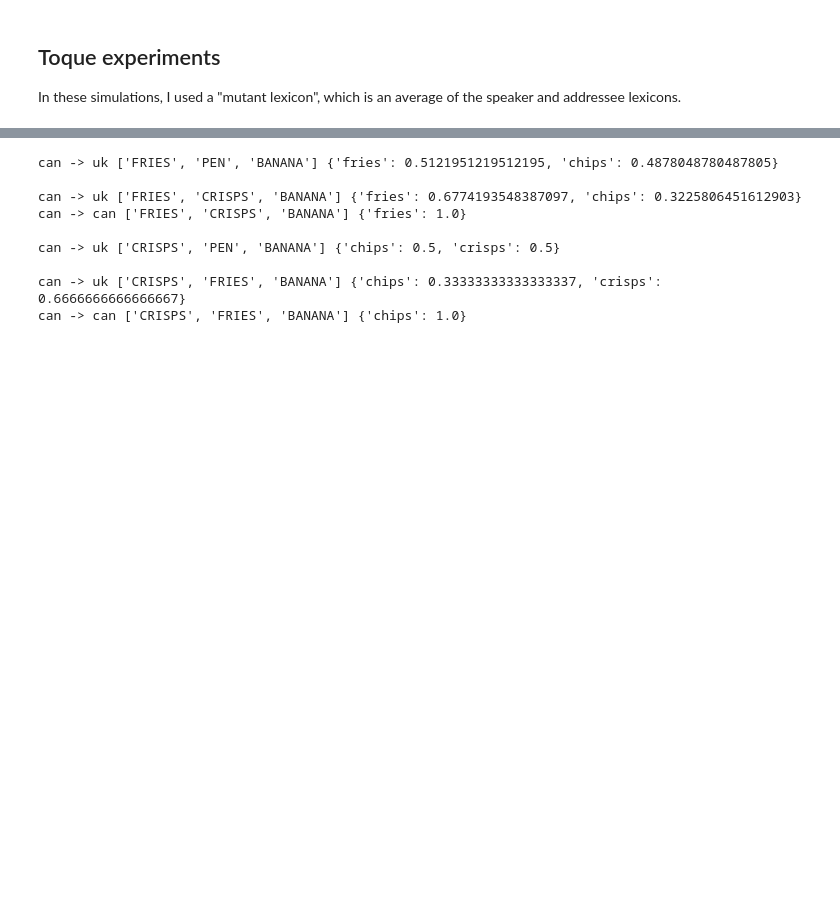
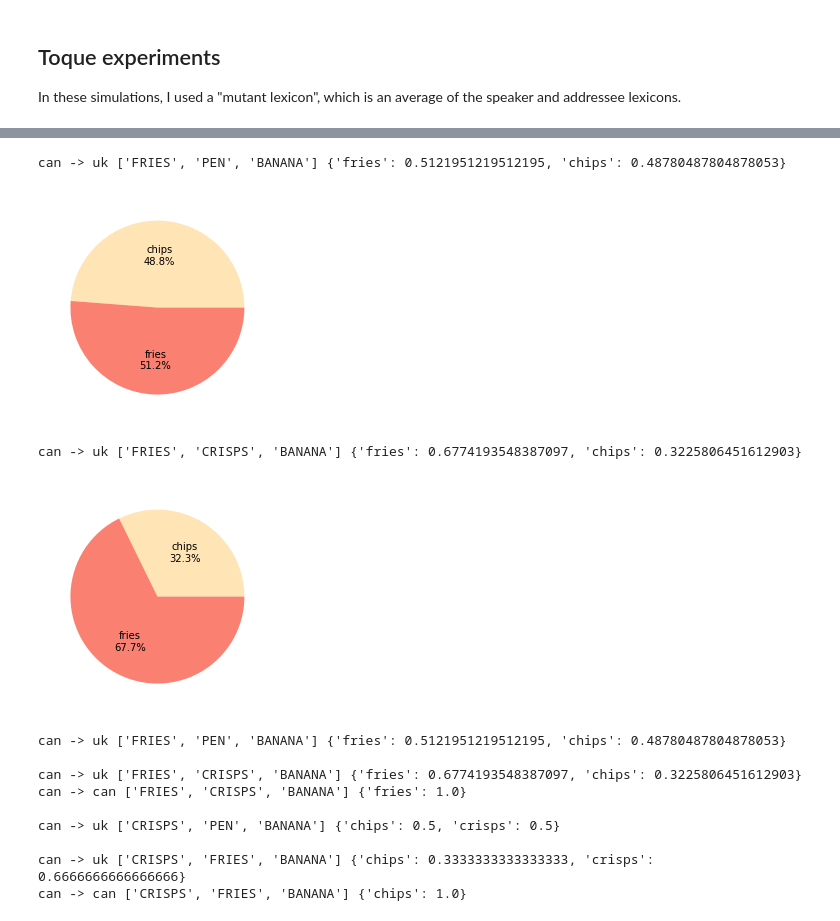
Before and after one commit to annak-k/vocabulary-mismatch-model, a Jupyter notebook: toque_experiments_new.ipynb, the cells around one changed output, grey strips where cells are left out. Drawn from its saved outputs; the diff is of its cells as text; code cells hidden in the pictures; blank space fills up the shorter version.

```diff
--- a/toque_experiments_new.ipynb
+++ b/toque_experiments_new.ipynb
@@ -27,27 +39,41 @@ can -> can ['SODAPOP', 'LAMP', 'PEN'] {'soda': 0.09090909090909091, 'pop': 0.909
 # %%
 # Ambiguity case -- based simply on literal listener
 
 context_no_ambiguity = ["FRIES", "PEN", "BANANA"]
 context_no_ambiguity2 = ["CRISPS", "PEN", "BANANA"]
 context_ambiguity = ["FRIES", "CRISPS", "BANANA"]
 context_ambiguity2 = ["CRISPS", "FRIES", "BANANA"]
 
+
+no_ambiguity_result = can_agent.produce_matrix_mutant(context_no_ambiguity, uk_agent)
+print("can -> uk", context_no_ambiguity, no_ambiguity_result)
+visualizations.make_pie_plot(no_ambiguity_result)
+
+ambiguity_result = can_agent.produce_matrix_mutant(context_ambiguity, uk_agent)
+print("can -> uk", context_ambiguity, ambiguity_result)
+visualizations.make_pie_plot(ambiguity_result)
+
+
 print("can -> uk", context_no_ambiguity, can_agent.produce_matrix_mutant(context_no_ambiguity, uk_agent))
 print("\ncan -> uk", context_ambiguity, can_agent.produce_matrix_mutant(context_ambiguity, uk_agent))
 print("can -> can", context_ambiguity, can_agent.produce_matrix_mutant(context_ambiguity, can_agent))
 print("\ncan -> uk", context_no_ambiguity2, can_agent.produce_matrix_mutant(context_no_ambiguity2, uk_agent))
 print("\ncan -> uk", context_ambiguity2, can_agent.produce_matrix_mutant(context_ambiguity2, uk_agent))
 print("can -> can", context_ambiguity2, can_agent.produce_matrix_mutant(context_ambiguity2, can_agent))
 # %% [output]
-can -> uk ['FRIES', 'PEN', 'BANANA'] {'fries': 0.5121951219512195, 'chips': 0.4878048780487805}
-
-can -> uk ['FRIES', 'CRISPS', 'BANANA'] {'fries': 0.6774193548387097, 'chips': 0.3225806451612903}
-can -> can ['FRIES', 'CRISPS', 'BANANA'] {'fries': 1.0}
-
-can -> uk ['CRISPS', 'PEN', 'BANANA'] {'chips': 0.5, 'crisps': 0.5}
-
-can -> uk ['CRISPS', 'FRIES', 'BANANA'] {'chips': 0.33333333333333337, 'crisps': 0.6666666666666667}
-can -> can ['CRISPS', 'FRIES', 'BANANA'] {'chips': 1.0}
+can -> uk ['FRIES', 'PEN', 'BANANA'] {'fries': 0.5121951219512195, 'chips': 0.48780487804878053}
+[figure, added]
+can -> uk ['FRIES', 'CRISPS', 'BANANA'] {'fries': 0.6774193548387097, 'chips': 0.3225806451612903}
+[figure, added]
+can -> uk ['FRIES', 'PEN', 'BANANA'] {'fries': 0.5121951219512195, 'chips': 0.48780487804878053}
+
+can -> uk ['FRIES', 'CRISPS', 'BANANA'] {'fries': 0.6774193548387097, 'chips': 0.3225806451612903}
+can -> can ['FRIES', 'CRISPS', 'BANANA'] {'fries': 1.0}
+
+can -> uk ['CRISPS', 'PEN', 'BANANA'] {'chips': 0.5, 'crisps': 0.5}
+
+can -> uk ['CRISPS', 'FRIES', 'BANANA'] {'chips': 0.3333333333333333, 'crisps': 0.6666666666666666}
+can -> can ['CRISPS', 'FRIES', 'BANANA'] {'chips': 1.0}
 # %%
 # Variety-specific lexical gaps
 
```
Also changed, not shown: parts of 3 cells of this notebook, 4 other files.
